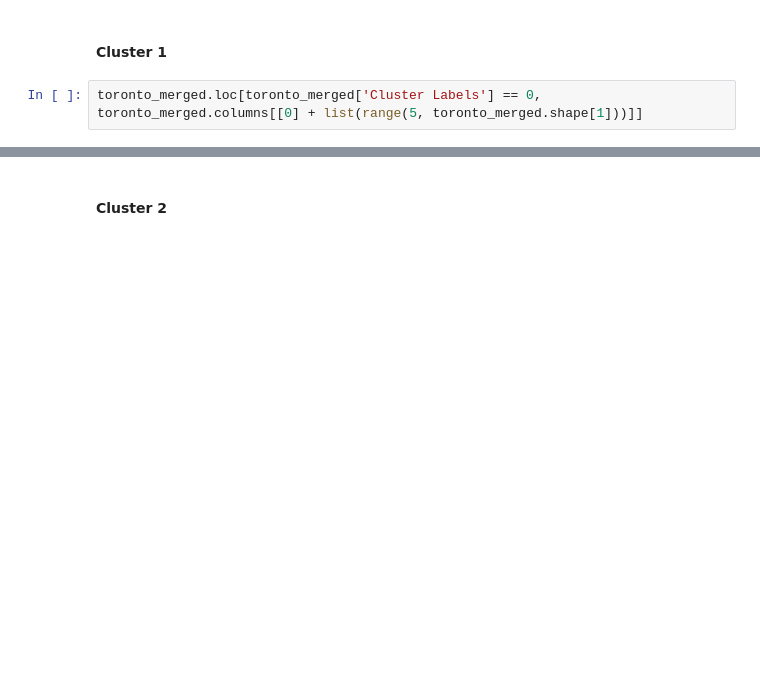
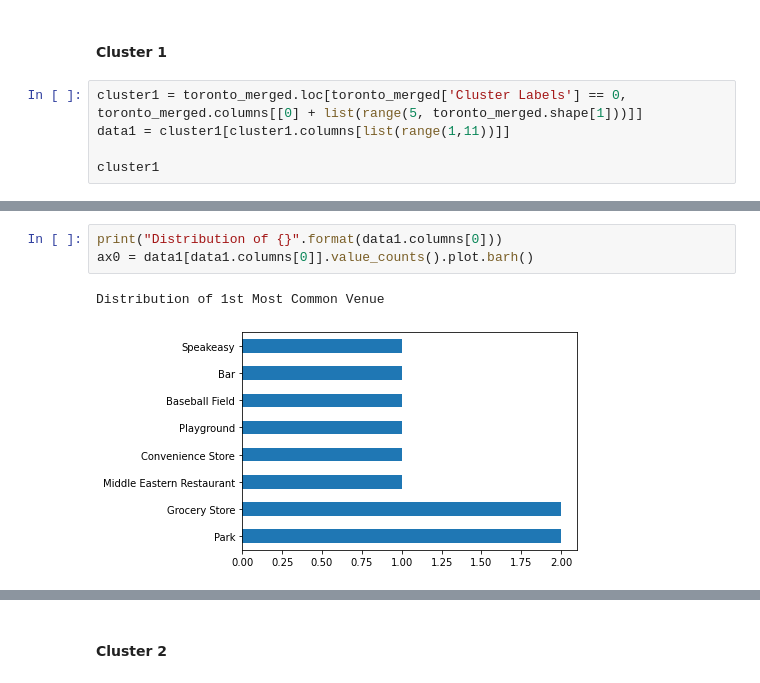
Before and after one commit to jledesmau/Coursera_Capstone-Data_Science, a Jupyter notebook: Week 3 - Neighborhoods in Toronto.ipynb, the cells around one changed output, grey strips where cells are left out. Saved outputs shown, nothing was run; the diff lists cells and outputs as text; blank space fills up the shorter version.

Commit message:
Added analyses on final clusters.

```diff
--- a/Week 3 - Neighborhoods in Toronto.ipynb
+++ b/Week 3 - Neighborhoods in Toronto.ipynb
@@ -424,7 +424,10 @@ Now, we can examine each cluster and determine the discriminating venue categori
 # %% [markdown]
 #### Cluster 1
 # %%
-toronto_merged.loc[toronto_merged['Cluster Labels'] == 0, toronto_merged.columns[[0] + list(range(5, toronto_merged.shape[1]))]]
+cluster1 = toronto_merged.loc[toronto_merged['Cluster Labels'] == 0, toronto_merged.columns[[0] + list(range(5, toronto_merged.shape[1]))]]
+data1 = cluster1[cluster1.columns[list(range(1,11))]]
+
+cluster1
 # %% [output]
 |  | PostalCode | 1st Most Common Venue | 2nd Most Common Venue | 3rd Most Common Venue | 4th Most Common Venue | ... |
 | 1 | M4A | Park | Portuguese Restaurant | Intersection | Pizza Place | ... |
@@ -437,3 +440,9 @@ toronto_merged.loc[toronto_merged['Cluster Labels'] == 0, toronto_merged.columns
 | 66 | M2P | Speakeasy | Convenience Store | Park | Yoga Studio | ... |
 | 95 | M1X | Playground | Park | Yoga Studio | Fish & Chips Shop | ... |
 | 101 | M8Y | Baseball Field | Construction & Landscaping | Park | Yoga Studio | ... |
+# %%
+print("Distribution of {}".format(data1.columns[0]))
+ax0 = data1[data1.columns[0]].value_counts().plot.barh()
+# %% [output]
+Distribution of 1st Most Common Venue
+[figure, added]
```
Also changed, not shown: parts of 10 cells of this notebook.
